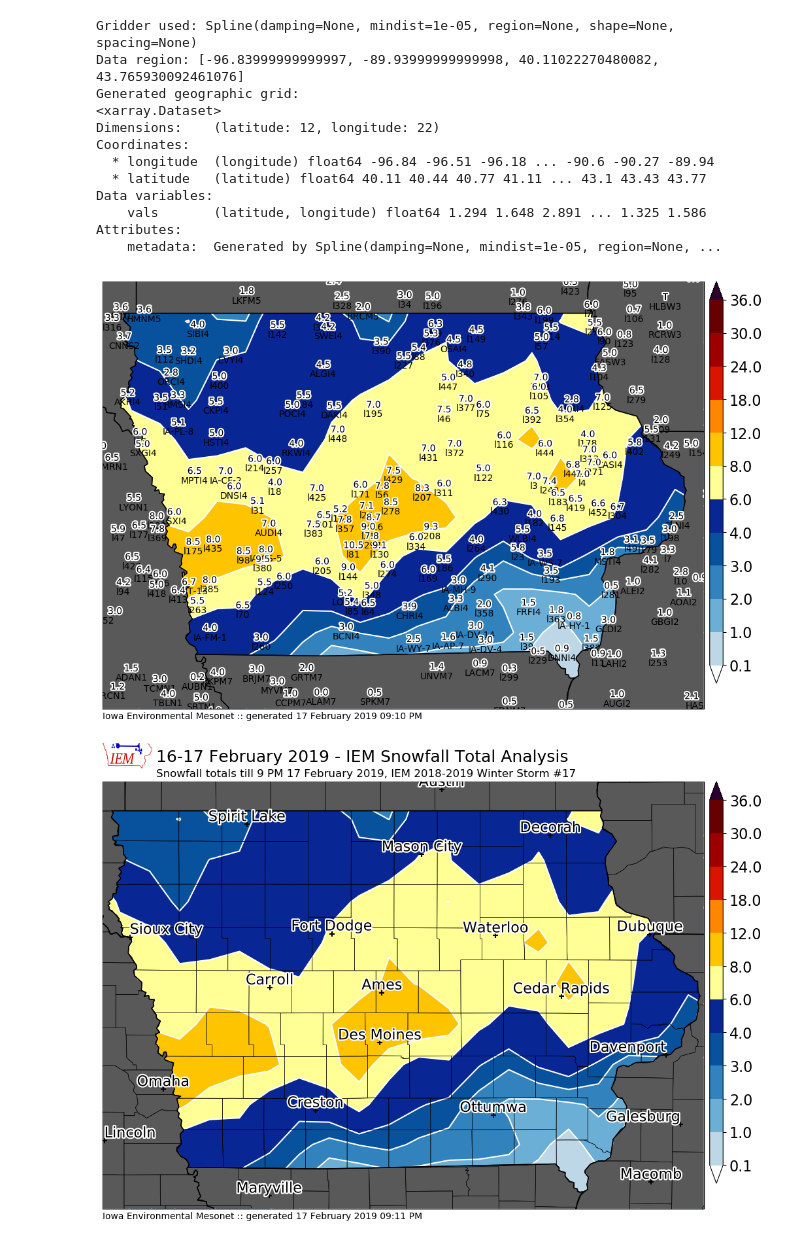
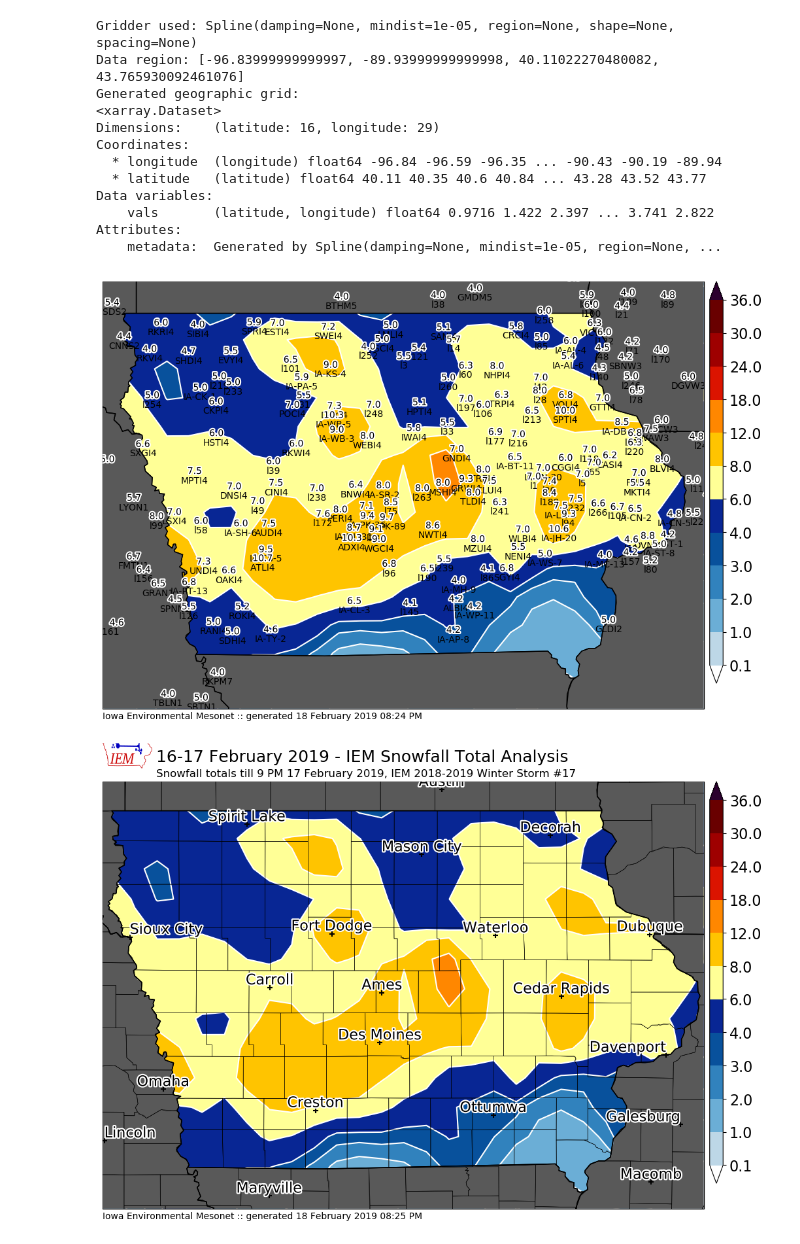
Before and after one commit to akrherz/DEV, a Jupyter notebook: coop/feature_snowfall_analysis.ipynb, the cells around one changed output. Saved outputs shown, nothing was run; the diff lists cells and outputs as text; code cells hidden in the pictures.

Commit message:
redo snow plot

```diff
--- a/coop/feature_snowfall_analysis.ipynb
+++ b/coop/feature_snowfall_analysis.ipynb
@@ -69,6 +69,9 @@ def get_coop(dates):
     on (obs.iemid = stations.iemid)
     """)
     for row in cursor:
+        if row[1] != 2:
+            print("skipping %s" % (row[0], ))
+            continue
         data.append(
             dict(val=row[2], lat=row[4], lon=row[3], label=row[0],
                  datalabel=nice(row[2]),
@@ -79,7 +82,7 @@ def get_coop(dates):
     return data
 
 crows = get_coop( ['2019-02-17', '2019-02-18'] )
-sts = utc(2019, 2, 17, 12)
+sts = utc(2019, 2, 17, 18)
 ets = utc(2019, 2, 28, 12, 0)
 lrows = get_lsrs(sts, ets)
 
@@ -127,16 +146,15 @@ Found 1238 observations (774 coop/464 lsrs) for consideration
 # %%
-cull = ['IA-HM-1', 'l225', 'GRWI4', 'l403', 'l204', 'IA-CN-2', 'ELMI4', 'l433',
-       'IA-CW-2', 'MKTI4', 'IA-BN-3', 'l201', 'l321', 'MZUI4', 'IA-CW-3', 'HPTI4', 'IWAI4',
-       'SPTI4', 'IA-DB-21', 'IA-SH-6', 'l301', 'EMMI4', 'TLDI4', 'IA-AL-4', 'l312',
-       'IA-AL-6', 'l96', 'l191']
+cull = []
 if cull:
     dfall.at[cull, 'useme'] = False
 
 hardcode = [
-    ['l301', 5.5],
-    ['l145', 6.8],
-    ['TREI4', 6.5],
-
+    ['RKWI4', 6.0],
+    ['IA-PA-6', 6.0],
+    ['LMLI4', 5.0],
+    ['IA-SH-6', 6.0],
+    ['l202', 2.9],
+    ['IA-AP-8', 4.2],
 
 ]
 
@@ -161,7 +179,7 @@ ur = ccrs.Geodetic().transform_point(
 lr = ccrs.Geodetic().transform_point(
     xbnds[1], ybnds[0], m.ax.projection)
 # We need to decimate
-spacing = 10. / 30.
+spacing = 10. / 40.
 reducer = vd.BlockReduce(reduction=np.max, spacing=spacing)
 coordinates, data = reducer.filter(
     (df_useme['lon'].values, df_useme['lat'].values), df_useme['val'].values
@@ -176,39 +194,39 @@ grd = vd.Spline().fit(proj_coordinates, data)
 print("Gridder used:", grd)
 
 # Get the grid region in geographic coordinates
 region = [min(ll[0], ul[0]), max(lr[0], ur[0]), min(ll[1], ul[1]), max(ul[1], ur[1])]
 print("Data region:", region)
 
 grid = grd.grid(
     region=region,
     spacing=spacing,
     projection=projection,
     dims=["latitude", "longitude"],
     data_names=["vals"],
 )
 print("Generated geographic grid:")
 print(grid)
 m.contourf(grid.longitude, grid.latitude, grid.vals, clevs, cmap=cmap)
-df_useme_plot = df_useme[(df_useme['val']>=0) & (df_useme['val']<12)]
+df_useme_plot = df_useme[(df_useme['val']>=4) & (df_useme['val']<18)]
 m.plot_values(
     df_useme_plot['lon'], df_useme_plot['lat'], df_useme_plot['datalabel'],
     '%s', labels=df_useme_plot.index.values,
     textsize=10, labeltextsize=10, labelbuffer=0)
 m.postprocess(filename='test.png')
 # %% [output]
 Gridder used: Spline(damping=None, mindist=1e-05, region=None, shape=None, spacing=None)
 Data region: [-96.83999999999997, -89.93999999999998, 40.11022270480082, 43.765930092461076]
 Generated geographic grid:
 <xarray.Dataset>
-Dimensions:    (latitude: 12, longitude: 22)
+Dimensions:    (latitude: 16, longitude: 29)
 Coordinates:
-  * longitude  (longitude) float64 -96.84 -96.51 -96.18 ... -90.6 -90.27 -89.94
-  * latitude   (latitude) float64 40.11 40.44 40.77 41.11 ... 43.1 43.43 43.77
+  * longitude  (longitude) float64 -96.84 -96.59 -96.35 ... -90.43 -90.19 -89.94
+  * latitude   (latitude) float64 40.11 40.35 40.6 40.84 ... 43.28 43.52 43.77
 Data variables:
-    vals       (latitude, longitude) float64 1.294 1.648 2.891 ... 1.325 1.586
+    vals       (latitude, longitude) float64 0.9716 1.422 2.397 ... 3.741 2.822
 Attributes:
     metadata:  Generated by Spline(damping=None, mindist=1e-05, region=None, ...
-[figure, old version]
+[figure, new version]
 # %%
 # now we are ready to plot!
 
@@ -223,4 +241,4 @@ m.drawcounties()
 m.drawcities()
 m.postprocess(filename='190217.png')
 # %% [output]
-[figure, old version]
+[figure, new version]
```
Also changed, not shown: parts of 1 cell of this notebook, 1 other file.
